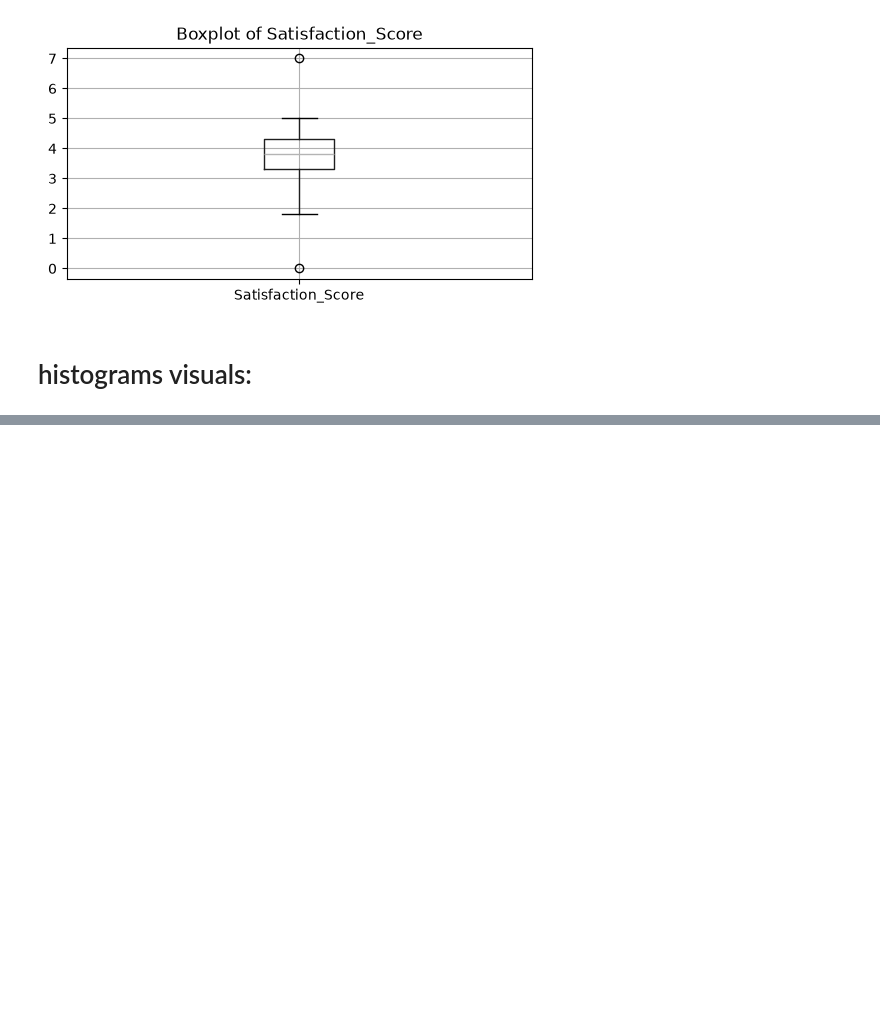
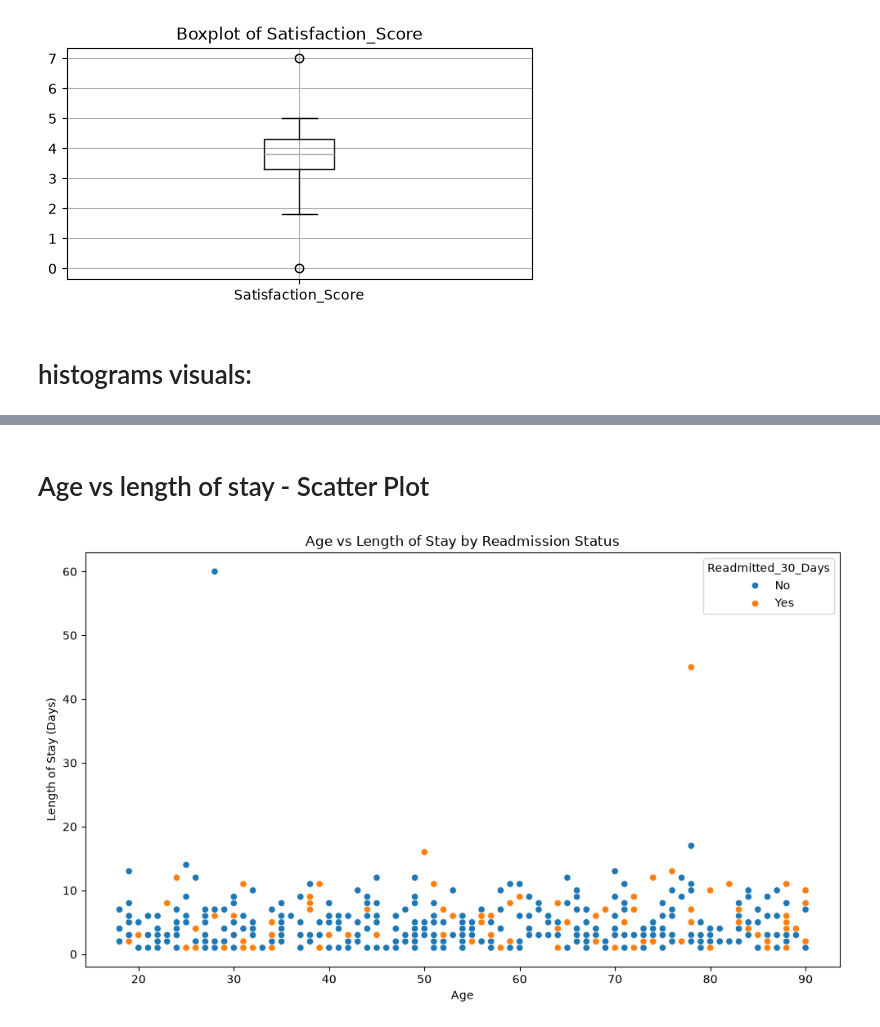
Before and after one commit to Clinton-Analyst/Healthcare_patient_readmission_risk_analysis_and-_predictive_modelling, a Jupyter notebook: scripts/DataExploratoryAnalysis.ipynb, the cells around one changed output, grey strips where cells are left out. Drawn from its saved outputs; the diff is of its cells as text; code cells hidden in the pictures; blank space fills up the shorter version.

```diff
--- a/scripts/DataExploratoryAnalysis.ipynb
+++ b/scripts/DataExploratoryAnalysis.ipynb
@@ -90,0 +180,27 @@ plt.show()
+# %% [markdown]
+# Age vs length of stay - Scatter Plot
+# %%
+plt.figure(figsize=(10, 6))
+
+sns.scatterplot(
+    data=PrData,
+    x="Age",
+    y="Length_of_Stay",
+    hue="Readmitted_30_Days"
+)
+
+plt.title("Age vs Length of Stay by Readmission Status")
+plt.xlabel("Age")
+plt.ylabel("Length of Stay (Days)")
+
+plt.tight_layout()
+
+plt.savefig(
+    "../figures/age_vs_length_of_stay.png",
+    dpi=300,
+    bbox_inches="tight"
+)
+
+plt.show()
+# %% [output]
+[figure, added]
```
Also changed, not shown: parts of 12 cells of this notebook, 6 other files.
